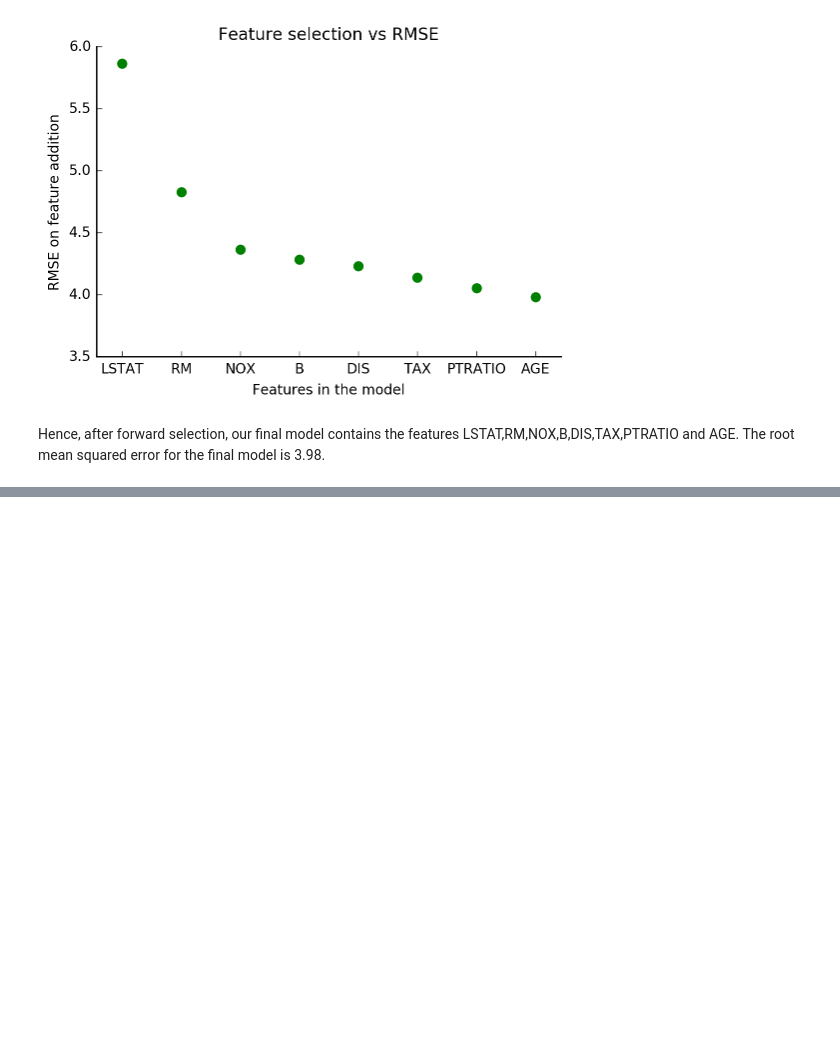
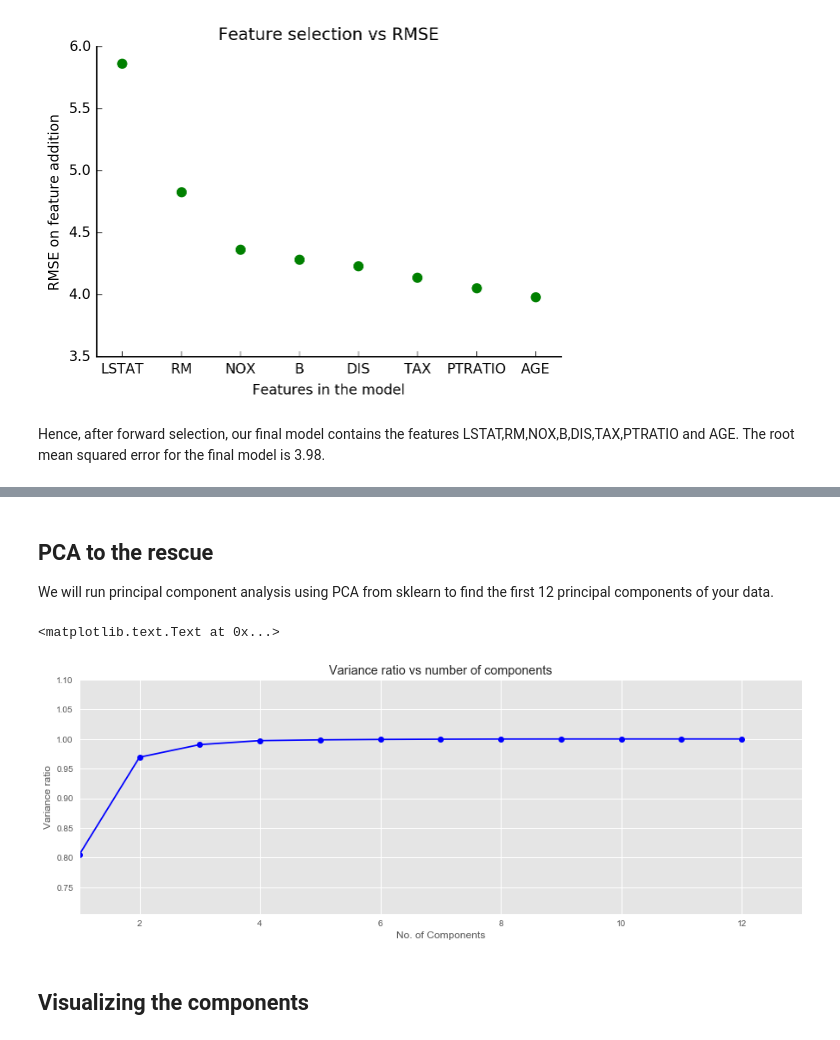
Before and after one commit to shibashish/Boston_Housing, a Jupyter notebook: BostonHousing_NearestNeighbour.ipynb, the cells around one changed output, grey strips where cells are left out. Cells and saved outputs as stored; diff of their text form; code cells hidden in the pictures; blank space fills up the shorter version.

```diff
--- a/BostonHousing_NearestNeighbour.ipynb
+++ b/BostonHousing_NearestNeighbour.ipynb
@@ -552,0 +614,40 @@ The root mean squared error for the final model is 3.98.
+# %% [markdown]
+## PCA to the rescue
+
+We will run principal component analysis using PCA from sklearn to find the first 12 principal components of your data.
+# %%
+plt.figure(figsize=(15,5))
+
+ax = plt.subplot(111)
+
+ax.spines['right'].set_visible(False)
+ax.spines['top'].set_visible(False)
+ax.yaxis.set_ticks_position('left')
+ax.xaxis.set_ticks_position('bottom')
+
+pca = PCA(n_components=12)
+pca.fit(X_train)
+result = pca.explained_variance_ratio_
+
+# Initialize variable to store variance ration
+sum = 0
+
+Y_values = []
+for i in result:
+    sum+=i
+    Y_values.append(sum)
+
+
+X_values = [1,2,3,4,5,6,7,8,9,10,11,12]
+
+plt.plot(X_values, Y_values,marker='o', color='b')
+plt.ylim([Y_values[0]-0.1,1.1])
+plt.xlim([1,13])
+plt.xlabel("No. of Components")
+plt.ylabel("Variance ratio")
+plt.title("Variance ratio vs number of components")
+# %% [output]
+<matplotlib.text.Text at 0x...>
+[figure, added]
+# %% [markdown]
+## Visualizing the components
```
Also changed, not shown: parts of 17 cells of this notebook.
